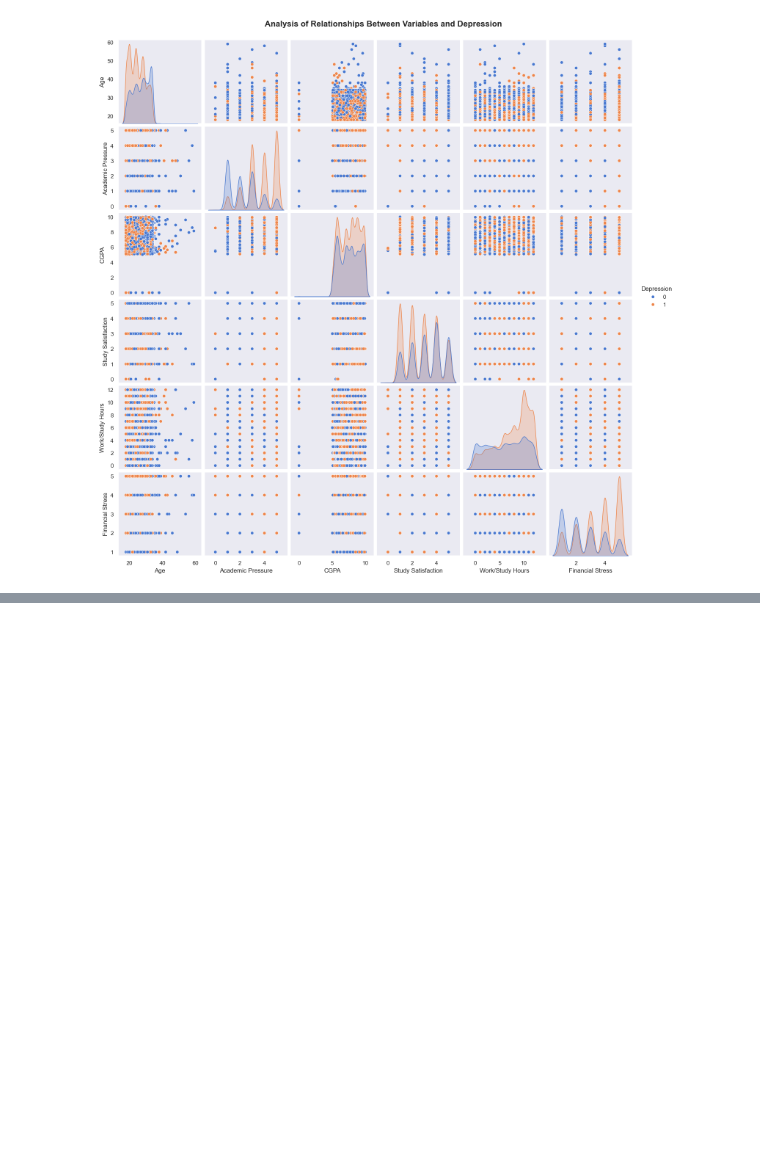
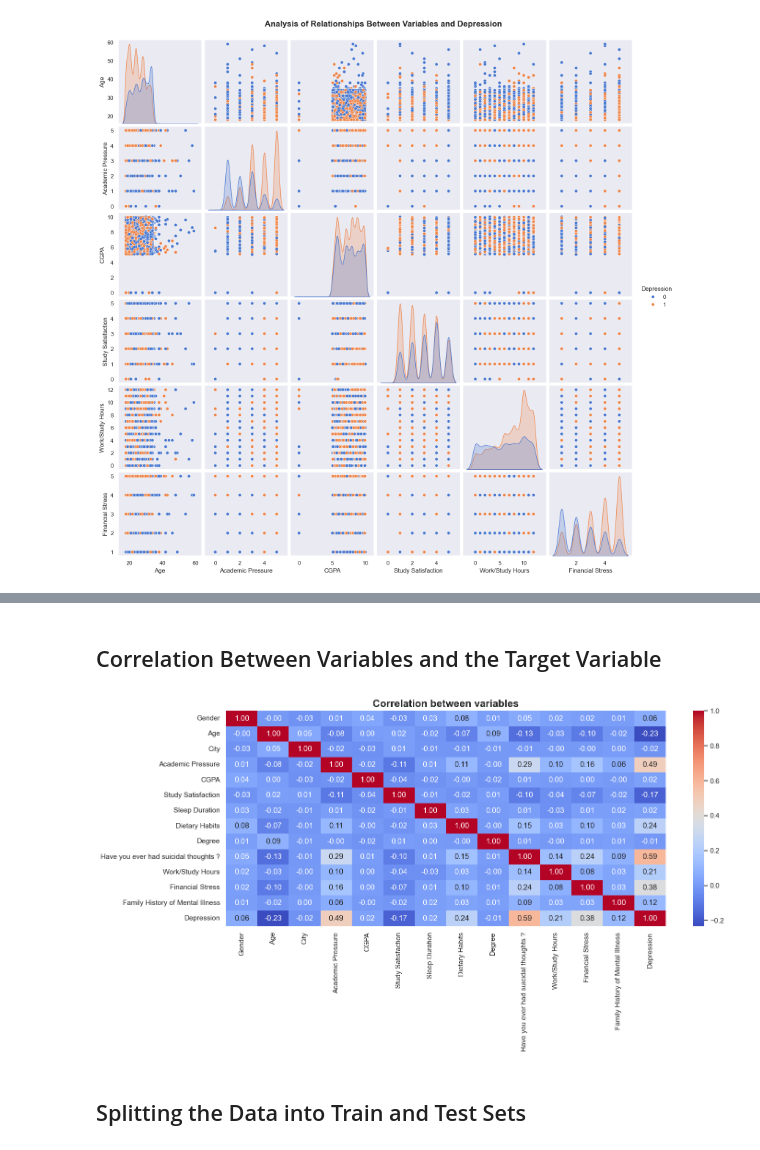
Before and after one commit to JoaoHeslin/Predicting-Depression-in-Student, a Jupyter notebook: relatorio.ipynb, the cells around one changed output, grey strips where cells are left out. Drawn from its saved outputs; the diff is of its cells as text; code cells hidden in the pictures; blank space fills up the shorter version.

```diff
--- a/relatorio.ipynb
+++ b/relatorio.ipynb
@@ -571,0 +630,15 @@ smote = SMOTE()
+# %% [markdown]
+## Correlation Between Variables and the Target Variable
+# %%
+plt.figure(figsize=(15,8))
+
+corr = df_resampled.corr()
+sns.heatmap(corr, annot=True, cmap="coolwarm",fmt=".2f")
+plt.title("Correlation between variables", fontsize=16, fontweight="bold")
+
+plt.tight_layout()
+plt.show()
+# %% [output]
+[figure, added]
+# %% [markdown]
+## Splitting the Data into Train and Test Sets
```
Also changed, not shown: parts of 70 cells of this notebook.
